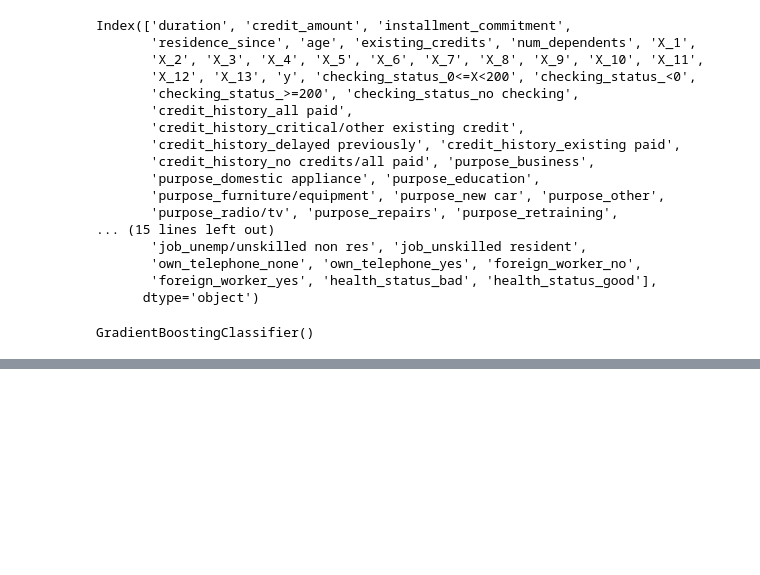
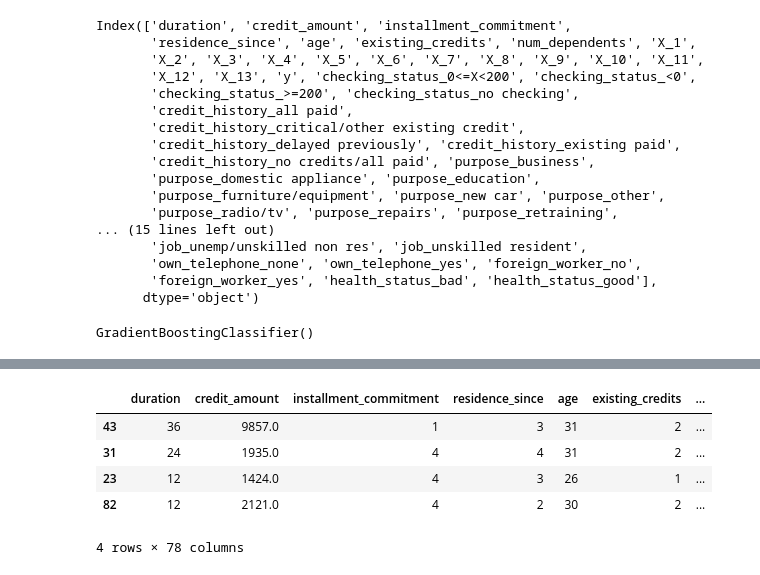
Before and after one commit to Srini2404/AI-839, a Jupyter notebook: srinivasan-ai-839/notebooks/ModelTraining.ipynb, the cells around one changed output, grey strips where cells are left out. Saved outputs shown, nothing was run; the diff lists cells and outputs as text; code cells hidden in the pictures; blank space fills up the shorter version.

Commit message:
Ran model on localhost and got inferences

```diff
--- a/srinivasan-ai-839/notebooks/ModelTraining.ipynb
+++ b/srinivasan-ai-839/notebooks/ModelTraining.ipynb
@@ -98,5 +131,6 @@ GradientBoostingClassifier()
 Y_predict = model.predict(X_test)
 Y_predict1 = model1.predict(X_test)
 # %%
-print(accuracy_score(Y_test, Y_predict))
+# print(accuracy_score(Y_test, Y_predict))
+accuracy = accuracy_score(Y_test,Y_predict)
 # print(accuracy_score(Y_test,Y_predict1))
@@ -104,0 +137,30 @@ print(accuracy_score(Y_test, Y_predict))
+# %%
+mlflow.set_tracking_uri(uri="http://127.0.0.1:8080")
+
+# from sklearn.metrics import infer_signature
+# Create a new MLflow Experiment
+
+mlflow.set_experiment("MLflow Quickstart")
+
+# Start an MLflow run
+with mlflow.start_run():
+    # Log the hyperparameters
+    # mlflow.log_params(params)
+
+    # Log the loss metric
+    mlflow.log_metric("accuracy", accuracy)
+
+    # Set a tag that we can use to remind ourselves what this run was for
+    mlflow.set_tag("Training Info", "Basic LR model for iris data")
+
+    # Infer the model signature
+    signature = infer_signature(X_train, model.predict(X_train))
+
+    # Log the model
+    model_info = mlflow.sklearn.log_model(
+        sk_model=model,
+        artifact_path="dataset_preprocessed",
+        signature=signature,
+        input_example=X_train,
+        registered_model_name="tracking-quickstart",
+    )
@@ -104,0 +184,13 @@ print(accuracy_score(Y_test, Y_predict))
+# %%
+loaded_model = mlflow.pyfunc.load_model(model_info.model_uri)
+
+predictions = loaded_model.predict(X_test)
+
+# iris_feature_names = datasets.load_iris().feature_names
+
+result = pd.DataFrame(X_test)
+result["actual_class"] = Y_test
+result["predicted_class"] = predictions
+
+result[:4]
+# %% [output]
@@ -104,0 +198,6 @@ print(accuracy_score(Y_test, Y_predict))
+|  | duration | credit_amount | installment_commitment | residence_since | age | existing_credits | ... |
+| 43 | 36 | 9857.0 | 1 | 3 | 31 | 2 | ... |
+| 31 | 24 | 1935.0 | 4 | 4 | 31 | 2 | ... |
+| 23 | 12 | 1424.0 | 4 | 3 | 26 | 1 | ... |
+| 82 | 12 | 2121.0 | 4 | 2 | 30 | 2 | ... |
+4 rows × 78 columns
```
Also changed, not shown: parts of 8 cells of this notebook, 5 other files.
